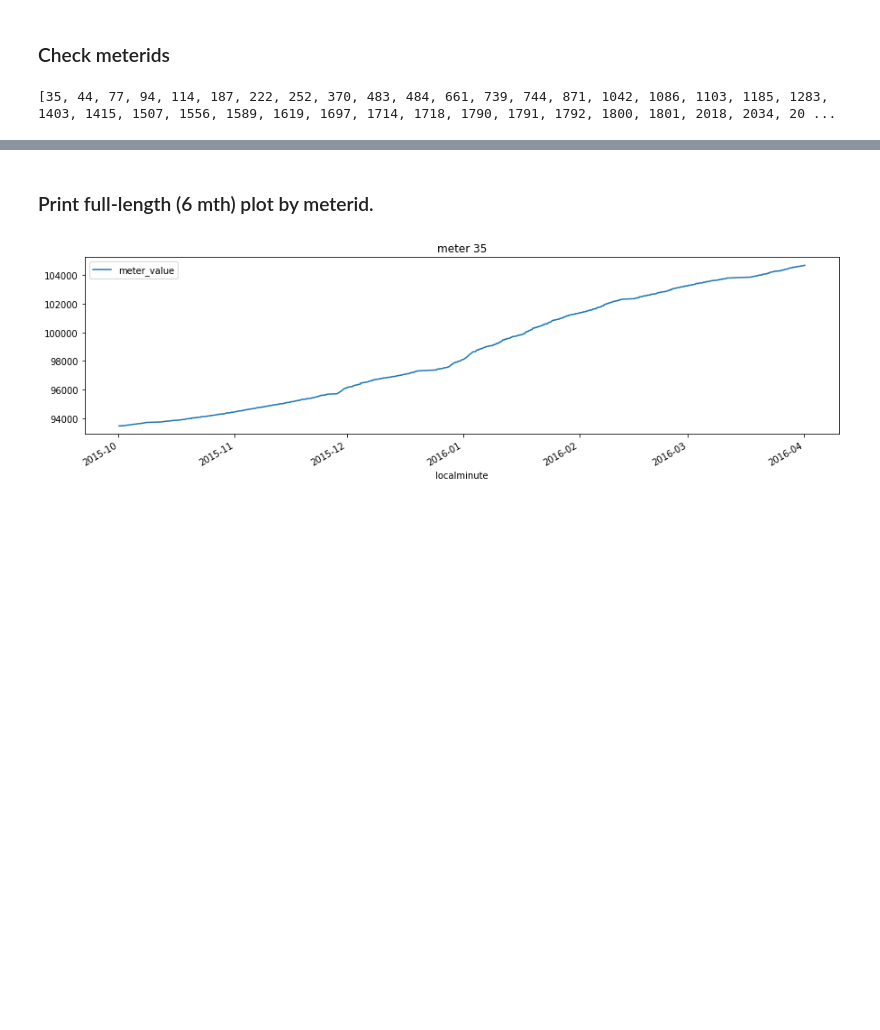
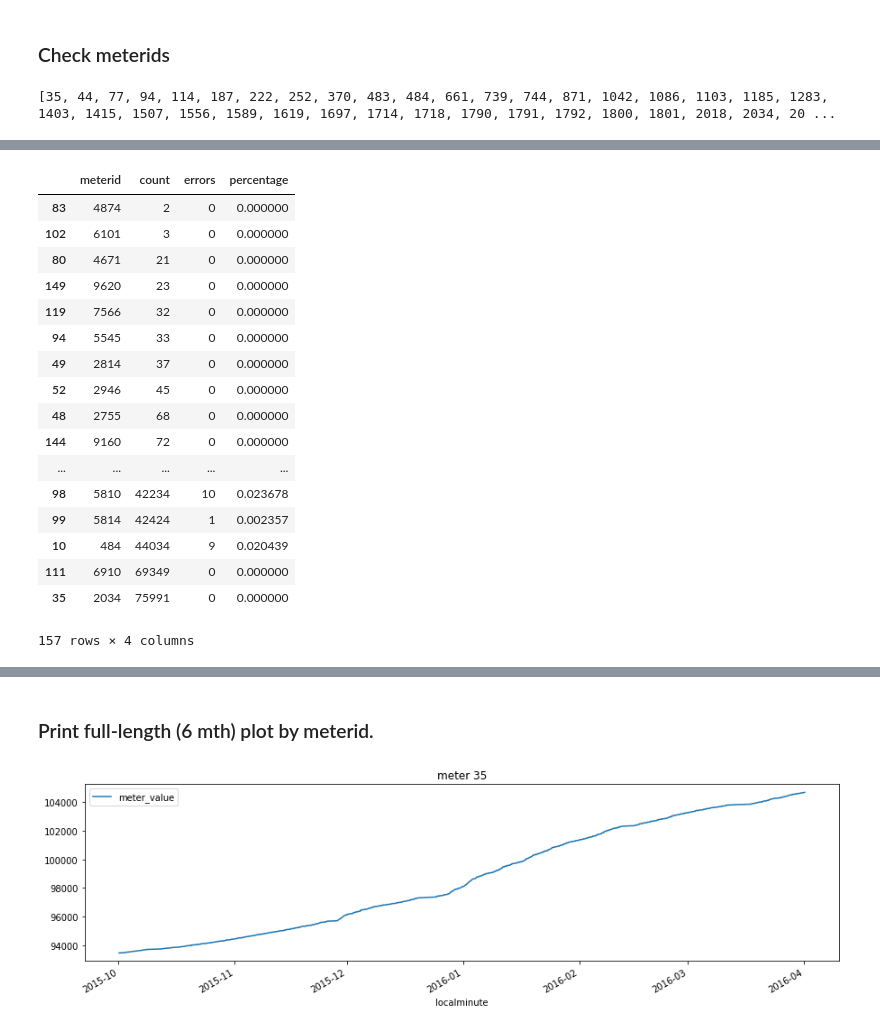
Before and after one commit to melvintzw/ee4211, a Jupyter notebook: exploration_mel.ipynb, the cells around one changed output, grey strips where cells are left out. Saved outputs shown, nothing was run; the diff lists cells and outputs as text; code cells hidden in the pictures; blank space fills up the shorter version.

```diff
--- a/exploration_mel.ipynb
+++ b/exploration_mel.ipynb
@@ -79,0 +129,21 @@ print(keys_list)
+# %%
+df_error_metric.sort_values(by=['count'])
+# %% [output]
+|  | meterid | count | errors | percentage |
+| 83 | 4874 | 2 | 0 | 0.000000 |
+| 102 | 6101 | 3 | 0 | 0.000000 |
+| 80 | 4671 | 21 | 0 | 0.000000 |
+| 149 | 9620 | 23 | 0 | 0.000000 |
+| 119 | 7566 | 32 | 0 | 0.000000 |
+| 94 | 5545 | 33 | 0 | 0.000000 |
+| 49 | 2814 | 37 | 0 | 0.000000 |
+| 52 | 2946 | 45 | 0 | 0.000000 |
+| 48 | 2755 | 68 | 0 | 0.000000 |
+| 144 | 9160 | 72 | 0 | 0.000000 |
+| ... | ... | ... | ... | ... |
+| 98 | 5810 | 42234 | 10 | 0.023678 |
+| 99 | 5814 | 42424 | 1 | 0.002357 |
+| 10 | 484 | 44034 | 9 | 0.020439 |
+| 111 | 6910 | 69349 | 0 | 0.000000 |
+| 35 | 2034 | 75991 | 0 | 0.000000 |
+157 rows × 4 columns
```
Also changed, not shown: parts of 11 cells of this notebook.
